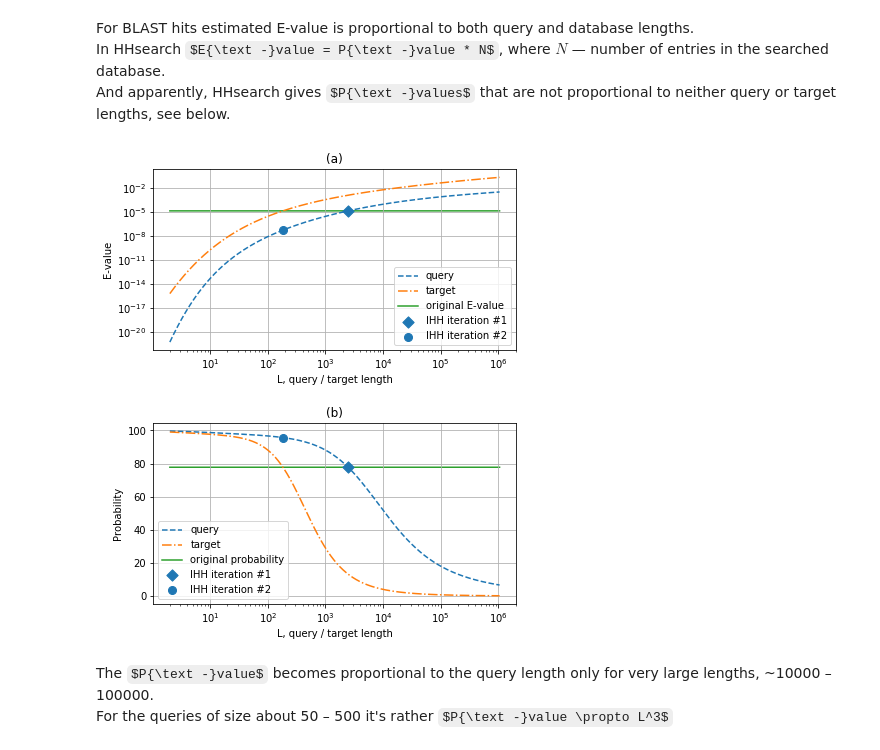
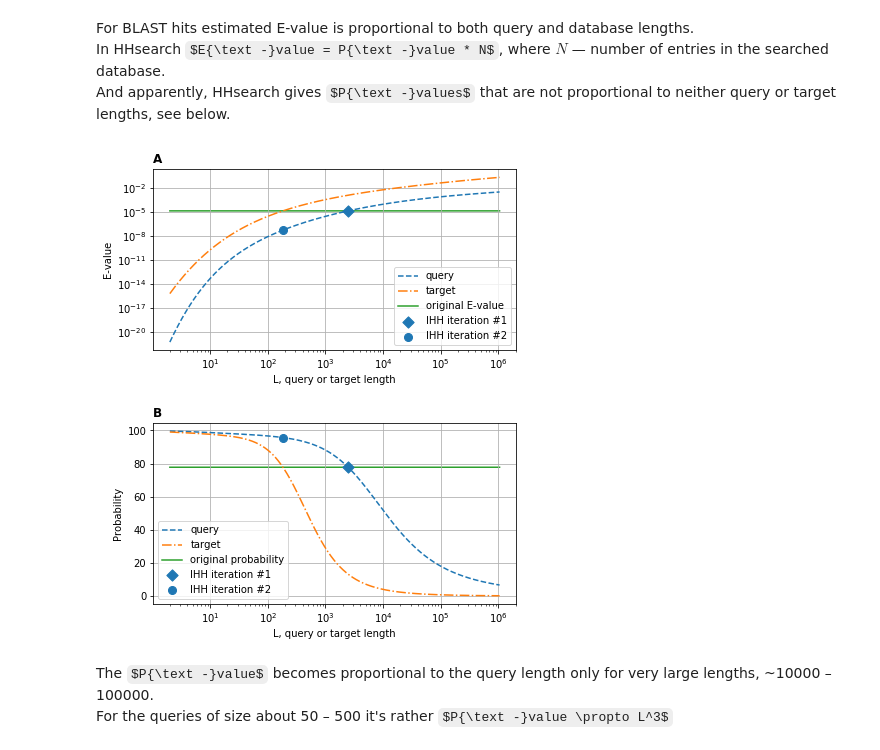
Before and after one commit to Gorbalenya-Lab/hh-suite-notebooks, a Jupyter notebook: test_score.ipynb, the cells around one changed output. Saved outputs shown, nothing was run; the diff lists cells and outputs as text; code cells hidden in the pictures; some formulas as TeX source.

```diff
--- a/test_score.ipynb
+++ b/test_score.ipynb
@@ -410,38 +409,38 @@ color = next(ax1._get_lines.prop_cycler)['color']
 ax1.loglog(X, QPval, linestyle='--', label='query', c=color)
 ax1.loglog(X, TPval, linestyle='-.', label='target')
 ax1.plot(X, [hit.Pval] * len(X), '-', zorder=0, label='original E-value')
 ax1.scatter([hit.q_L], [hit.Pval_HH], zorder=4, label='IHH iteration #1', marker='D', c=color, s=64)
 ax1.scatter([hit_m.q_L], [hit_m.Pval], zorder=4, label='IHH iteration #2', marker='o', c=color, s=64)
 ax1.set_ylabel('E-value');
 ax1.legend()
 ax1.grid(True)
-ax1.set_title('(a)')
-ax1.set_xlabel('L, query / target length')
+ax1.set_title('A', weight=550, size=12, loc='left')
+ax1.set_xlabel('L, query or target length')
 ax1.xaxis.set_tick_params(which='both', labelbottom=True)
 
 QPval = X.copy()
 testLengths(QPval, getProbabQLen, False)
 
 TPval = X.copy()
 testLengths(TPval, getProbabTLen, False)
 
 color = next(ax2._get_lines.prop_cycler)['color']
 ax2.semilogx(X, QPval, linestyle='--', label='query', c=color)
 ax2.semilogx(X, TPval, linestyle='-.', label='target')
 ax2.plot(X, [hit.Probab] * len(X), '-', zorder=0, label='original probability')
 ax2.scatter([hit.q_L], [hit.Probab_HH], zorder=4, label='IHH iteration #1', marker='D', c=color, s=64)
 ax2.scatter([hit_m.q_L], [hit_m.Probab], zorder=4, label='IHH iteration #2', marker='o', c=color, s=64)
 
 ax2.set_ylabel('Probability');
 ax2.legend()
 ax2.grid(True)
-ax2.set_title('(b)')
-ax2.set_xlabel('L, query / target length')
+ax2.set_title('B', weight=550, size=12, loc='left')
+ax2.set_xlabel('L, query or target length')
 
 plt.subplots_adjust(hspace=0.4)
 plt.savefig('figure.pdf', format='PDF')
 # %% [output]
-[figure, old version]
+[figure, new version]
 # %% [markdown]
 The $P{\text -}value$ becomes proportional to the query length only for very large lengths, ~10000 &ndash; 100000.<br>
 For the queries of size about 50 &ndash; 500 it's rather $P{\text -}value \propto L^3$
```
Also changed, not shown: parts of 2 cells of this notebook, 1 other file.
